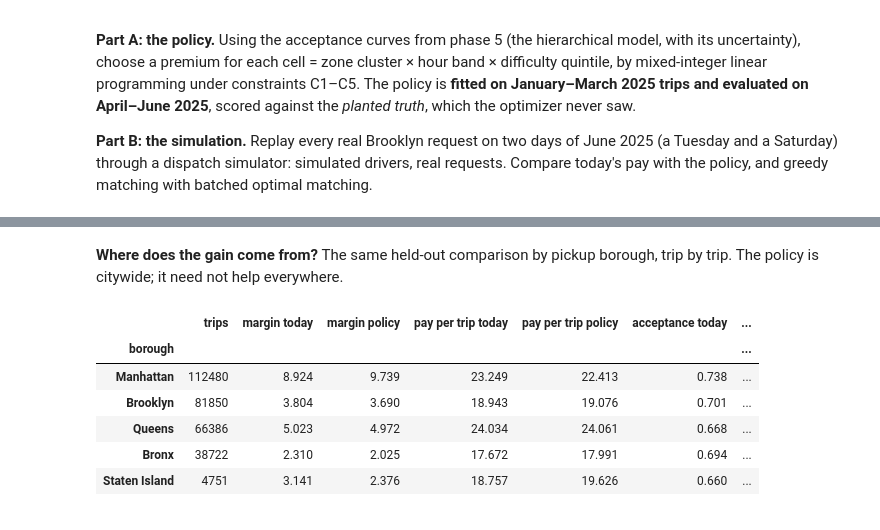
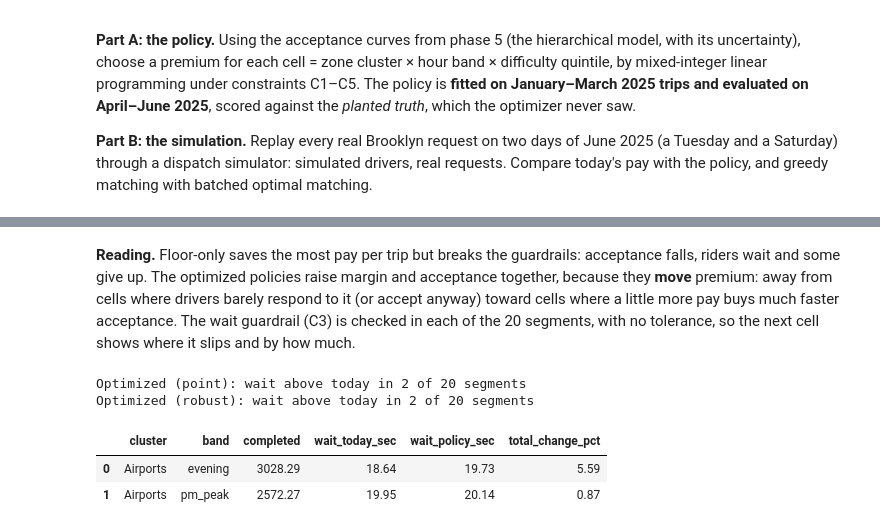
Before and after one commit to janeruxi1/ridehail-driver-pay-optimization, a Jupyter notebook: notebooks/06_pay_policy_simulation.ipynb, the cells around one changed output, grey strips where cells are left out. Drawn from its saved outputs; the diff is of its cells as text; code cells hidden in the pictures.

```diff
--- a/notebooks/06_pay_policy_simulation.ipynb
+++ b/notebooks/06_pay_policy_simulation.ipynb
@@ -162,34 +157,32 @@ toward cells where a little more pay buys much faster acceptance.
 # %% [markdown]
-**Where does the gain come from?** The same held-out comparison by pickup borough, trip by trip.
-The policy is citywide; it need not help everywhere.
+**Reading.** Floor-only saves the most pay per trip but breaks the guardrails: acceptance falls,
+riders wait and some give up. The optimized policies raise margin and acceptance together, because they
+**move** premium: away from cells where drivers barely respond to it (or accept anyway) toward cells where
+a little more pay buys much faster acceptance. The wait guardrail (C3) is checked in each of the 20
+segments, with no tolerance, so the next cell shows where it slips and by how much.
 # %%
-robust_premium = dict(zip(cells_fit, policy.PREMIUMS[choice_robust]))
-held_df["borough"] = held_df["PULocationID"].map(info["borough"])
+def wait_by_segment(choice):
+    """Extra wait per completed trip by segment on the held-out months: policy vs today."""
+    C = len(held_table.cells)
+    S = {k: v[0, np.arange(C), choice] for k, v in held_table.sums.items()}
+    Q = {k: v[0] for k, v in held_table.status_quo.items()}
+    rows = []
+    for (cl, band), i in held_table.cells.groupby(["cluster_name", "band"]).indices.items():
+        today_s, pol_s = Q["extra_wait_sec"][i].sum(), S["extra_wait_sec"][i].sum()
+        rows.append({"cluster": cl, "band": band, "completed": float(Q["complete"][i].sum()),
+                     "wait_today_sec": today_s / Q["complete"][i].sum(), "wait_policy_sec": pol_s / S["complete"][i].sum(),
+                     "total_change_pct": 100 * (pol_s / today_s - 1)})
+    return pd.DataFrame(rows).sort_values("total_change_pct", ascending=False).reset_index(drop=True)
 
 
-def trip_outcomes(df, offer):
-    p = accept_truth(df, np.log(offer / df["floor"].to_numpy()))
-    return pd.DataFrame(policy.outcomes(p, df["fare"].to_numpy(), offer, df["minutes"].to_numpy()), index=df.index)
-
-
-o_today = trip_outcomes(held_df, held_df["offer_sq"].to_numpy())
-o_pol = trip_outcomes(held_df, (held_df["floor"] * (1 + held_df["cell"].map(robust_premium).fillna(0.0))).to_numpy())
-by_borough = pd.DataFrame({
-    "trips": held_df.groupby("borough").size(),
-    "margin today": o_today.groupby(held_df["borough"])["margin"].mean(),
-    "margin policy": o_pol.groupby(held_df["borough"])["margin"].mean(),
-    "pay per trip today": o_today["driver_pay"].groupby(held_df["borough"]).sum() / o_today["complete"].groupby(held_df["borough"]).sum(),
-    "pay per trip policy": o_pol["driver_pay"].groupby(held_df["borough"]).sum() / o_pol["complete"].groupby(held_df["borough"]).sum(),
-    "acceptance today": o_today.groupby(held_df["borough"])["accept_first"].mean(),
-    "acceptance policy": o_pol.groupby(held_df["borough"])["accept_first"].mean(),
-})
-by_borough["margin change"] = by_borough["margin policy"] - by_borough["margin today"]
-by_borough.sort_values("trips", ascending=False).round(3)
+wait_seg = {name: wait_by_segment(policies[name]) for name in ["Optimized (point)", "Optimized (robust)"]}
+wait_slips = {name: t.loc[t["total_change_pct"] > 0] for name, t in wait_seg.items()}
+for name, t in wait_slips.items():
+    print(f"{name}: wait above today in {len(t)} of {len(wait_seg[name])} segments")
+wait_slips["Optimized (robust)"].round(2)
 # %% [output]
+Optimized (point): wait above today in 2 of 20 segments
+Optimized (robust): wait above today in 2 of 20 segments
-|  | trips | margin today | margin policy | pay per trip today | pay per trip policy | acceptance today | ... |
-| borough |  |  |  |  |  |  | ... |
-| Manhattan | 112480 | 8.924 | 9.739 | 23.249 | 22.413 | 0.738 | ... |
-| Brooklyn | 81850 | 3.804 | 3.690 | 18.943 | 19.076 | 0.701 | ... |
-| Queens | 66386 | 5.023 | 4.972 | 24.034 | 24.061 | 0.668 | ... |
-| Bronx | 38722 | 2.310 | 2.025 | 17.672 | 17.991 | 0.694 | ... |
-| Staten Island | 4751 | 3.141 | 2.376 | 18.757 | 19.626 | 0.660 | ... |
+|  | cluster | band | completed | wait_today_sec | wait_policy_sec | total_change_pct |
+| 0 | Airports | evening | 3028.29 | 18.64 | 19.73 | 5.59 |
+| 1 | Airports | pm_peak | 2572.27 | 19.95 | 20.14 | 0.87 |
```
Also changed, not shown: parts of 49 cells of this notebook, 54 other files.
